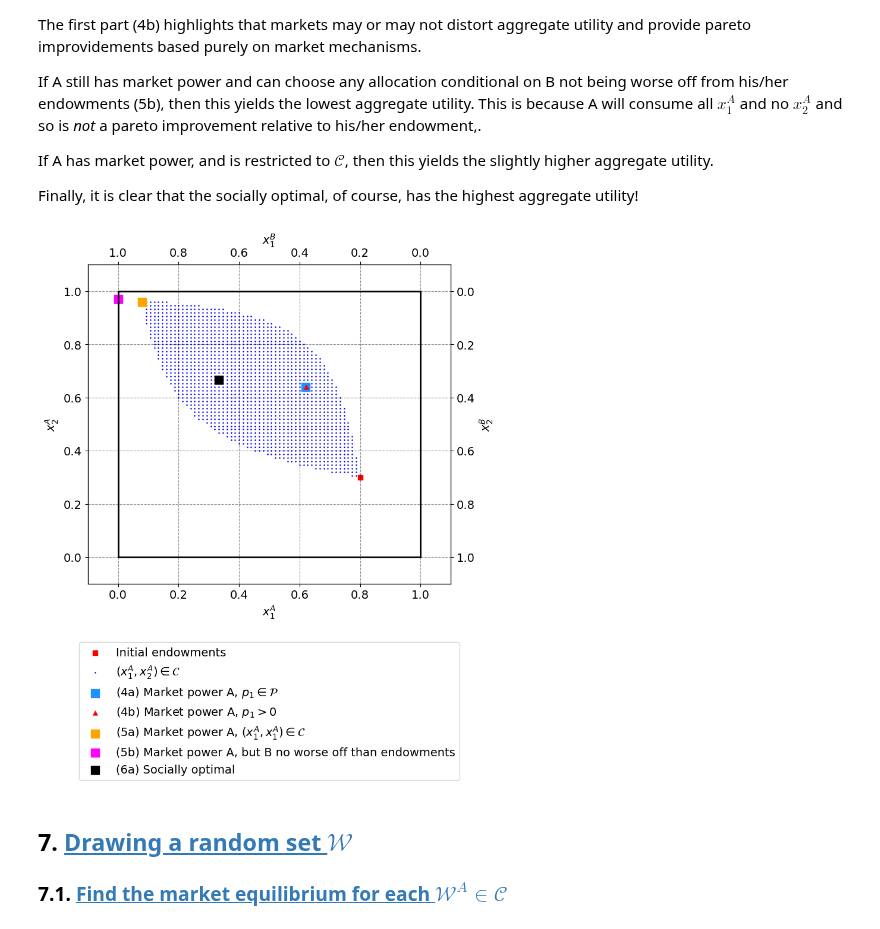
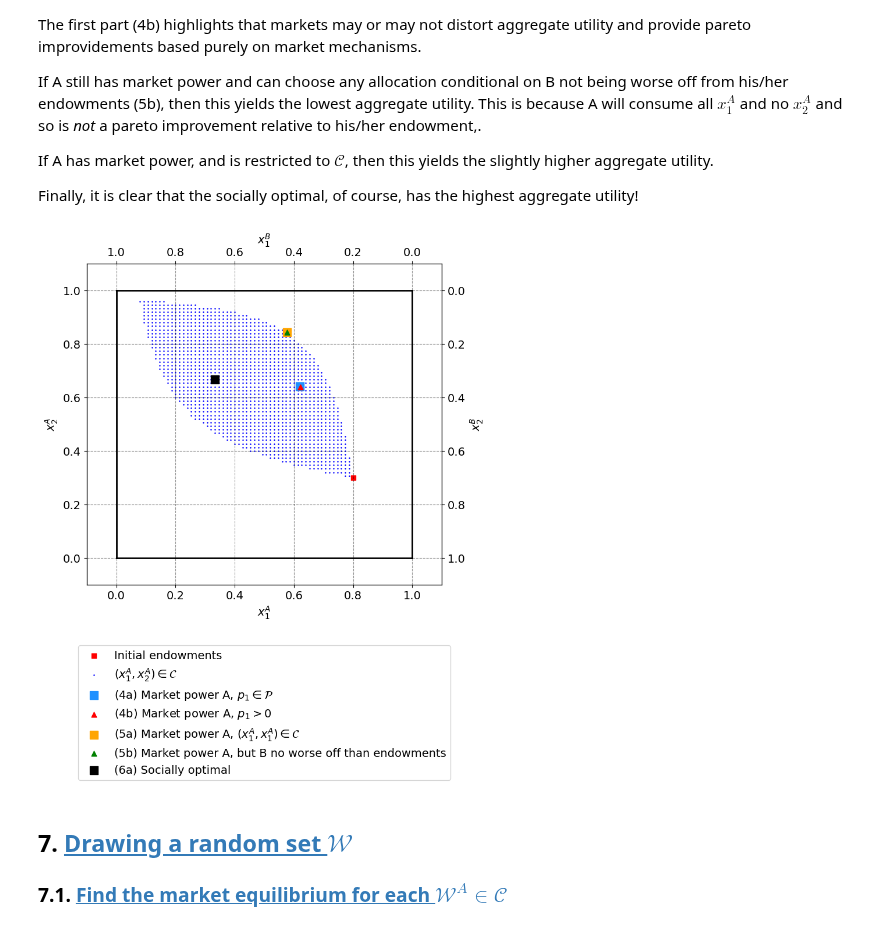
Before and after one commit to NumEconCopenhagen/projects-2024-jbh, a Jupyter notebook: inauguralproject/inauguralproject.ipynb, the cells around one changed output. Saved outputs shown, nothing was run; the diff lists cells and outputs as text; code cells hidden in the pictures.

Commit message:
inaug: ftol (adjust l8r) + datap: env.yaml

```diff
--- a/inauguralproject/inauguralproject.ipynb
+++ b/inauguralproject/inauguralproject.ipynb
@@ -173,8 +172,6 @@ P_1 = np.linspace(0.5,2.5,N+1)
 ## Define objective function
 def obj_max_U(p1):
     x_b1, x_b2=model.demand_B(p1)
-    x_b1 = np.clip(x_b1,0,1)
-    x_b2 = np.clip(x_b2,0,1)
     return model.utility_A(1-x_b1, 1-x_b2)
 
 # Minimize the negative utility
@@ -274,15 +271,15 @@ def constraint1(x):
 def constraint2(x):
     return model.utility_A(x[0], x[1]) - model.utility_A(model.par.w1A, model.par.w2A)
 
-constraints = [{'type': 'eq', 'fun': constraint1},
-               {'type': 'eq', 'fun': constraint2}]
+constraints = [{'type': 'ineq', 'fun': constraint1},
+               {'type': 'ineq', 'fun': constraint2}]
 
 # Get me a random pair of xa1s and xa2s from C
 id_rand=np.random.randint(0,N)
 guess=C[id_rand]
 
 # Minimize the negative utility
-res = optimize.minimize(obj_max_U, x0=guess,bounds=((x_a1_min,x_a1_max), (x_a2_min,x_a2_max)), constraints=constraints, options={'ftol':1e-2})
+res = optimize.minimize(obj_max_U, x0=guess,bounds=((x_a1_min,x_a1_max), (x_a2_min,x_a2_max)), constraints=constraints)
 
 # Demand that maximizes As utility
 x_a1_opt,x_a2_opt=res.x
@@ -316,7 +313,7 @@ x_a2 = np.linspace(0,1,N+1)
 # %%
 # Making sure that B's utility is not lower than in the initial endowment
 def constraint(x):
-    return model.utility_B(1 - x[0], 1 - x[1]) - model.utility_B(1-model.par.w1A, 1-model.par.w2A)
+    return model.utility_B(1 - x[0], 1 - x[1]) - model.utility_B(model.par.w1B, model.par.w2B)
 
 # Redefine objective function
 def obj_max_U(x):
@@ -330,7 +327,7 @@ id_rand=np.random.randint(0,N)
 guess=C[id_rand]
 
 # Minimize the negative utility
-res = optimize.minimize(obj_max_U, x0=guess, bounds=bounds, constraints={'type': 'ineq', 'fun': constraint})
+res = optimize.minimize(obj_max_U, x0=guess, bounds=bounds, options={'ftol':1e-8}, constraints={'type': 'ineq', 'fun': constraint})
 
 # Demand that maximizes As utility
 x_a1_opt,x_a2_opt=res.x
@@ -358,19 +355,13 @@ df_5b
 ## 6. <a id='toc6_'></a>[Assuming a social planner allocation maximizes aggregate utility](#toc0_)
 ### 6.1. <a id='toc6_1_'></a>[Find the resulting allocation:](#toc0_)
 # %%
-# Define the set D
-D = [
-    (xA1, xA2) for xA1 in x_a1 for xA2 in x_a2
-    if model.utility_B(1-xA1, 1-xA2) >= model.utility_B(omega_b1, omega_b2)
-]
-
 # Redefine objective function
 def obj_max_U(x):
     return -(model.utility_A(x[0], x[1]) + model.utility_B(1-x[0], 1-x[1]))
 
 # Get me a random pair of xa1s and xa2s from D
 id_rand=np.random.randint(0,N)
-guess=D[id_rand]
+guess=C[id_rand]
 
 # Bounds of demand
 bounds=((0,1), (0,1))
@@ -429,27 +420,27 @@ Finally, it is clear that the socially optimal, of course, has the highest aggre
 # %%
 # Get all solutions and draw them in the Edgeworth box
 x1a_4a, x2a_4a=tab_out[['X1A', 'X2A']].loc['4a']
 x1a_4b, x2a_4b=tab_out[['X1A', 'X2A']].loc['4b']
 
 x1a_5a, x2a_5a=tab_out[['X1A', 'X2A']].loc['5a']
 x1a_5b, x2a_5b=tab_out[['X1A', 'X2A']].loc['5b']
 
 x1a_6a, x2a_6a =tab_out[['X1A', 'X2A']].loc['6a']
 
 # Drawed in the Edgeworth box
 ax_A.scatter(x1a_4a, x2a_4a, marker='s', color='dodgerblue',label=r'(4a) Market power A, $p_1 \in \mathcal{P}$',s=100)
-ax_A.scatter(x1a_4b, x2a_4b, marker='^', color='red',label=r'(4b) Market power A, $p_1>0$',s=25)
+ax_A.scatter(x1a_4b, x2a_4b, marker='^', color='red',label=r'(4b) Market power A, $p_1>0$',s=40)
 
 ax_A.scatter(x1a_5a, x2a_5a, marker='s', color='orange',label=r'(5a) Market power A, $(x_1^A, x_1^A) \in \mathcal{C}$',s=100)
-ax_A.scatter(x1a_5b, x2a_5b, marker='s', color='magenta',label=r'(5b) Market power A, but B no worse off than endowments',s=100)
+ax_A.scatter(x1a_5b, x2a_5b, marker='^', color='green',label=r'(5b) Market power A, but B no worse off than endowments',s=40)
 
 ax_A.scatter(x1a_6a, x2a_6a, marker='s', color='black',label=r'(6a) Socially optimal',s=100)
 
 # I am sorry to anyone colorblind
 legend = ax_A.legend(loc='center', bbox_to_anchor=(.5,-.4))
 fig_A
 # %% [output]
-[figure, old version]
+[figure, new version]
 # %% [markdown]
 ## 7. <a id='toc7_'></a>[Drawing a random set $\mathcal{W}$](#toc0_)
 ### 7.1. <a id='toc7_1_'></a>[Find the market equilibrium for each $\mathcal{W}^A \in \mathcal{C}$](#toc0_)
```
Also changed, not shown: parts of 6 cells of this notebook, 2 other files.
